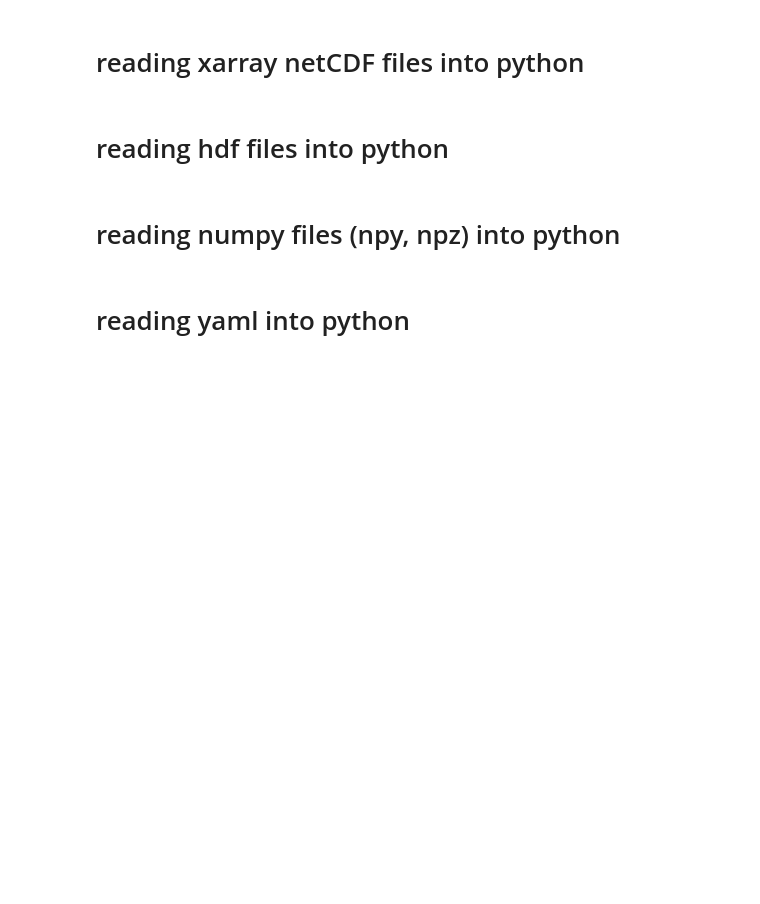
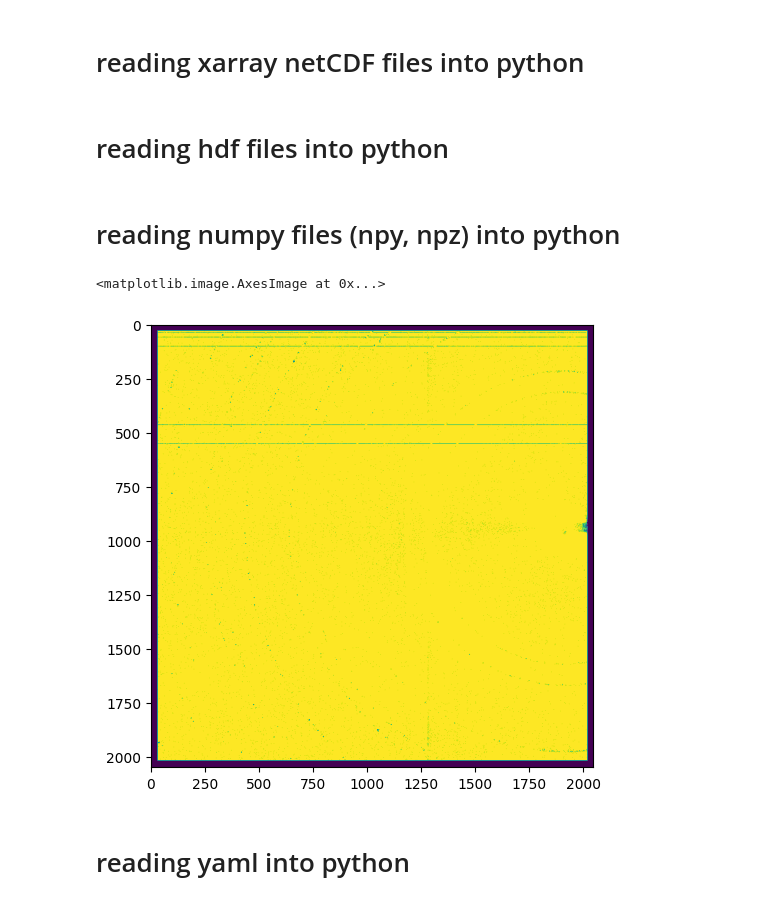
Before and after one commit to pmeshkov/pySULI, a Jupyter notebook: notebooks/000.read_research_data_into_python.ipynb, the cells around one changed output. Saved outputs shown, nothing was run; the diff lists cells and outputs as text; code cells hidden in the pictures; blank space fills up the shorter version.

```diff
--- a/notebooks/000.read_research_data_into_python.ipynb
+++ b/notebooks/000.read_research_data_into_python.ipynb
@@ -264,6 +264,18 @@ ds.Ybkg.plot()
 # reading hdf files into python
 # %% [markdown]
 # reading numpy files (npy, npz) into python
+# %%
+# navigate into npy directory
+os.chdir('%s/%s/%s'%(here,example_data_path,'npy'))
+
+file1 = np.load("Ni_calib_20190301-150927_459ff6_0001_mask.npy")
+file2 = np.load("feff.npz")
+
+plt.figure()
+plt.imshow(file1)
+# %% [output]
+<matplotlib.image.AxesImage at 0x...>
+[figure, added]
 # %% [markdown]
 # reading yaml into python
 # %%
```
